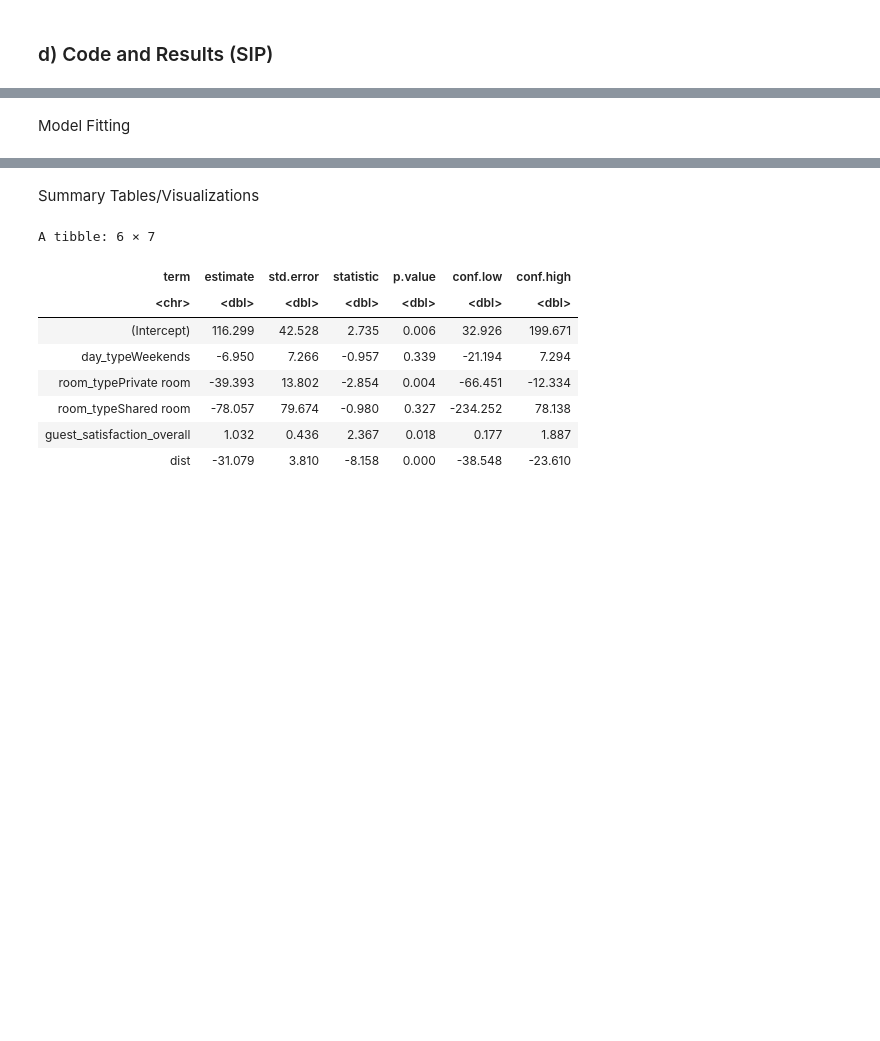
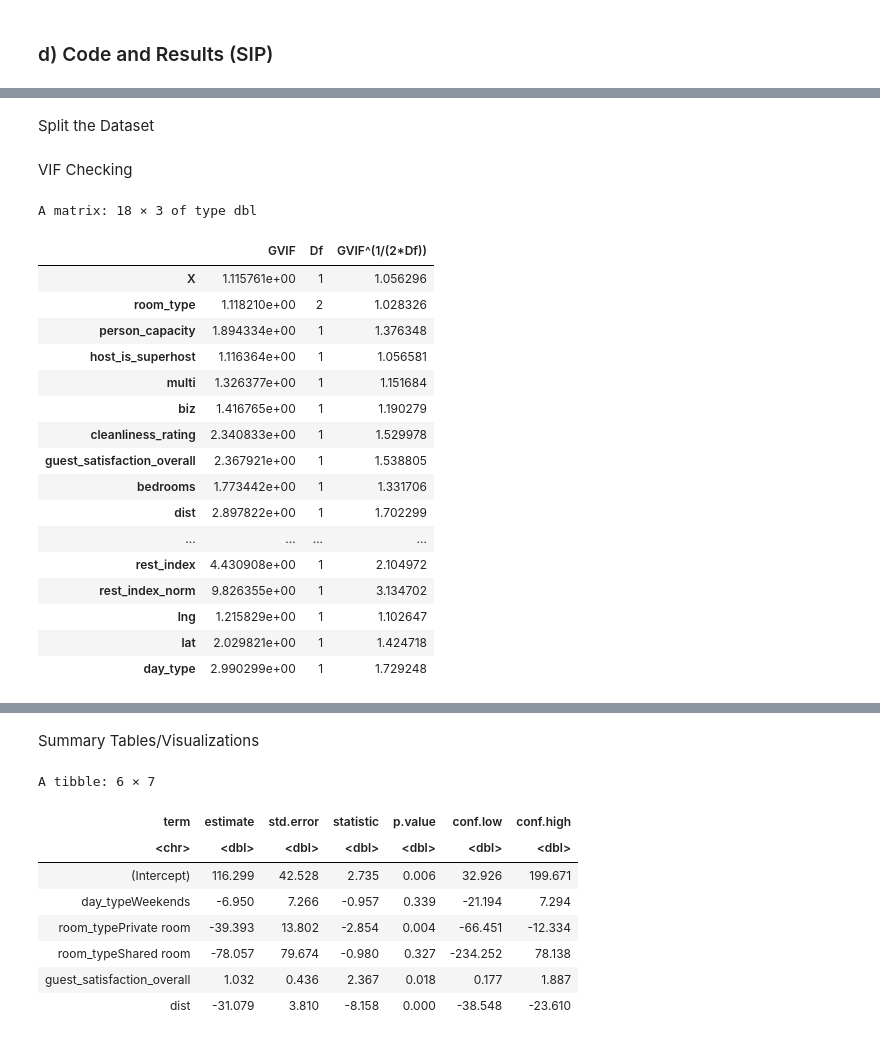
Before and after one commit to XH-DP3/STAT-301-Project-Final-Report---Group-33, a Jupyter notebook: Group 33 Final Report.ipynb, the cells around one changed output, grey strips where cells are left out. Drawn from its saved outputs; the diff is of its cells as text; code cells hidden in the pictures; blank space fills up the shorter version.

```diff
--- a/Group 33 Final Report.ipynb
+++ b/Group 33 Final Report.ipynb
@@ -215,0 +296,2 @@ scatter_distance_by_day
+# %% [markdown]
+Split the Dataset
@@ -216,5 +307,27 @@ scatter_distance_by_day
 # %% [markdown]
-Model Fitting
+VIF Checking
 # %%
-# The first model uses realSum as the response variable and includes day_type, room_type, guest_satisfaction_overall, and dist as predictors.
-model1 <- lm(realSum ~ day_type + room_type + guest_satisfaction_overall + dist, data = athens)
+# The full model contains all predictors (except room_shared and room_private since they are contained in romm_type. Otherwise it will cause the aliasing problem) in the dataset
+model_for_vif <- lm(realSum ~ . - room_shared - room_private, data = athens)
+
+# Calculate VIF for each predictor in the full model
+vif(model_for_vif)
+# %% [output]
+A matrix: 18 × 3 of type dbl
+|  | GVIF | Df | GVIF^(1/(2*Df)) |
+| X | 1.115761e+00 | 1 | 1.056296 |
+| room_type | 1.118210e+00 | 2 | 1.028326 |
+| person_capacity | 1.894334e+00 | 1 | 1.376348 |
+| host_is_superhost | 1.116364e+00 | 1 | 1.056581 |
+| multi | 1.326377e+00 | 1 | 1.151684 |
+| biz | 1.416765e+00 | 1 | 1.190279 |
+| cleanliness_rating | 2.340833e+00 | 1 | 1.529978 |
+| guest_satisfaction_overall | 2.367921e+00 | 1 | 1.538805 |
+| bedrooms | 1.773442e+00 | 1 | 1.331706 |
+| dist | 2.897822e+00 | 1 | 1.702299 |
+| ... | ... | ... | ... |
+| rest_index | 4.430908e+00 | 1 | 2.104972 |
+| rest_index_norm | 9.826355e+00 | 1 | 3.134702 |
+| lng | 1.215829e+00 | 1 | 1.102647 |
+| lat | 2.029821e+00 | 1 | 1.424718 |
+| day_type | 2.990299e+00 | 1 | 1.729248 |
```
Also changed, not shown: parts of 11 cells of this notebook.
